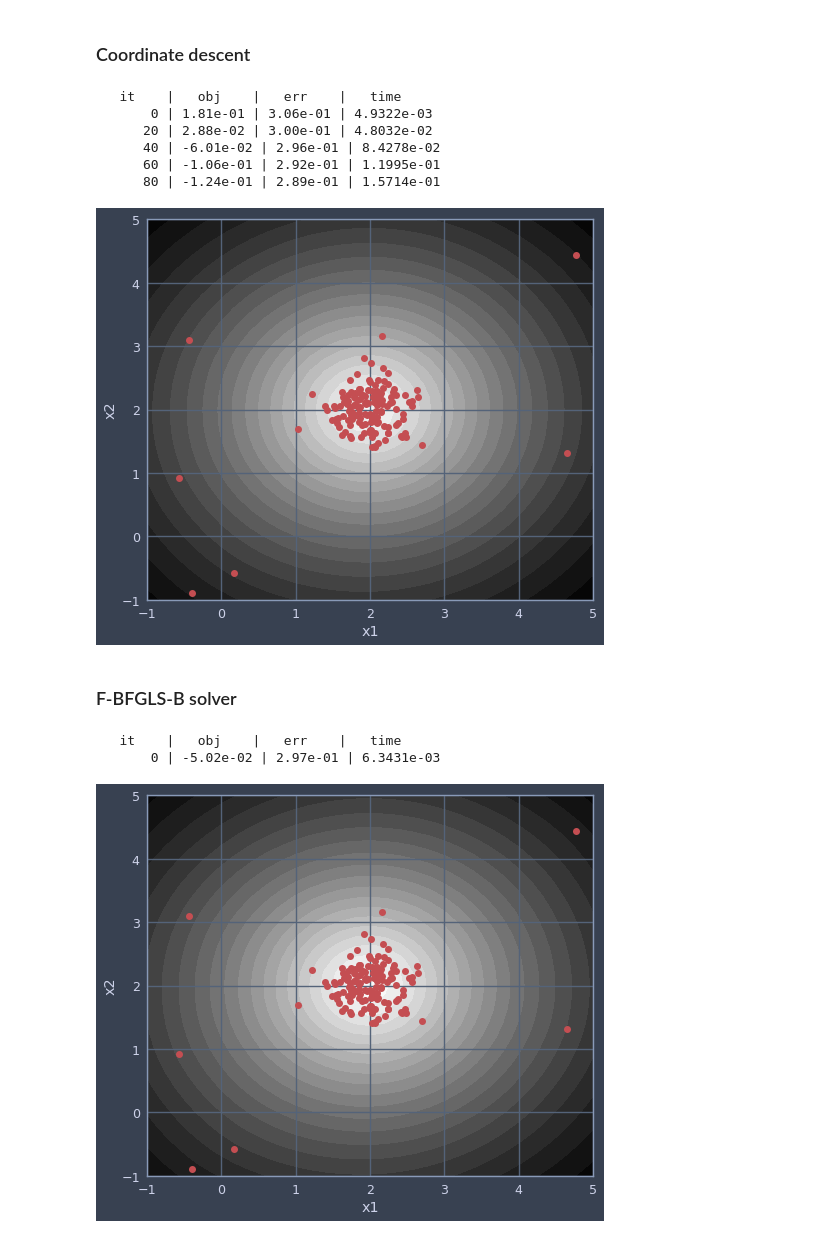
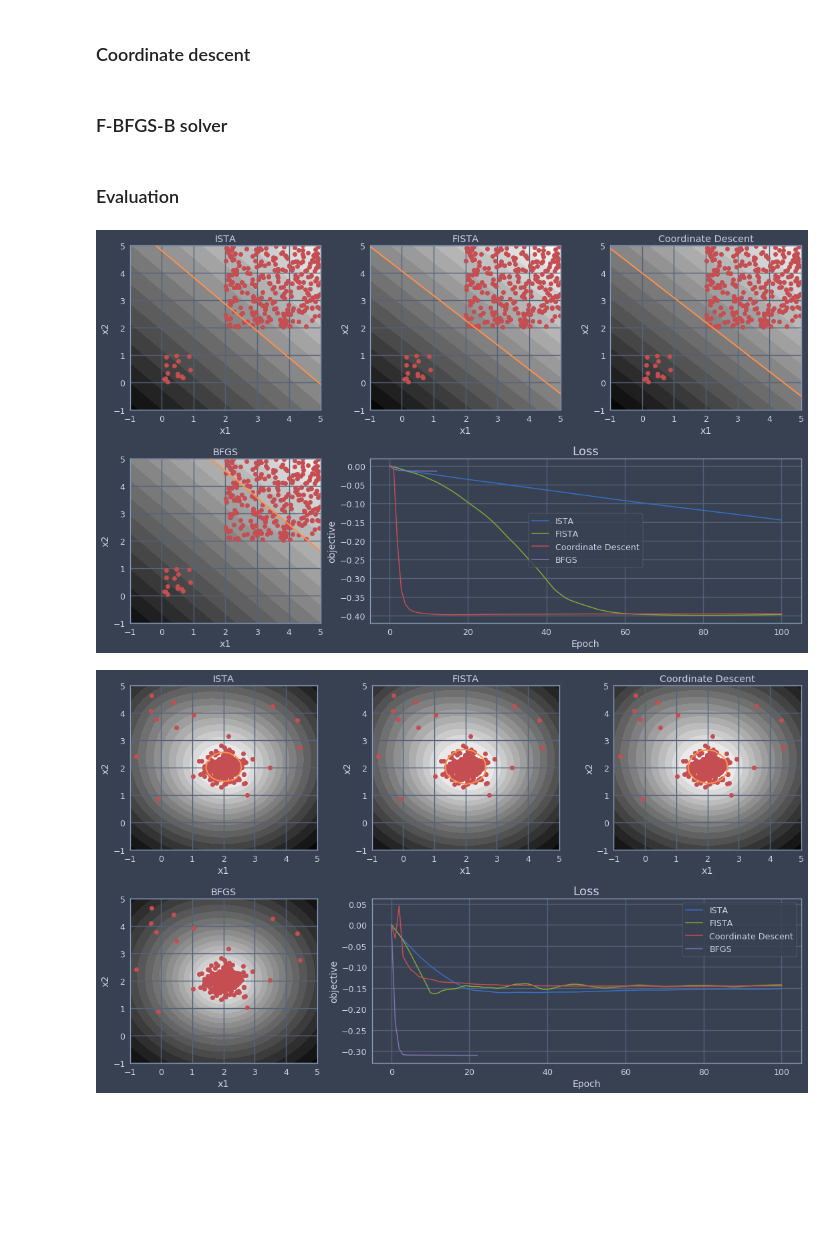
Before and after one commit to aymondebroglie/Project_Opti, a Jupyter notebook: project_de broglie_aymon_and_naulet_antoine.ipynb, the cells around one changed output. Drawn from its saved outputs; the diff is of its cells as text; code cells hidden in the pictures; blank space fills up the shorter version.

```diff
--- a/project_de broglie_aymon_and_naulet_antoine.ipynb
+++ b/project_de broglie_aymon_and_naulet_antoine.ipynb
@@ -989,27 +947,44 @@ def prox_cd(mu_init, model, n_iter = 100,step = 1.,callback = None):
-# %%
-prox_cd_inspector = inspector(model.loss,mu_true,n_iter = n_iter, verbose=True)
-mu = prox_cd(np.zeros(model.n),model,n_iter=n_iter,step=1./model.lipschitz_constant() , callback=prox_cd_inspector)
-plot_ocsvm(X, mu, range(len(mu)),rho=1, kernel=rbf_kernel)
-# %% [output]
-   it    |   obj    |   err    |   time
-       0 | 1.81e-01 | 3.06e-01 | 4.9322e-03
-      20 | 2.88e-02 | 3.00e-01 | 4.8032e-02
-      40 | -6.01e-02 | 2.96e-01 | 8.4278e-02
-      60 | -1.06e-01 | 2.92e-01 | 1.1995e-01
-      80 | -1.24e-01 | 2.89e-01 | 1.5714e-01
-[figure, removed]
 # %% [markdown]
-### F-BFGLS-B solver
+### F-BFGS-B solver
 # %%
-bounds = [(0,model.C/model.n) for _ in range(model.n)]
-bfgls_inspector = inspector(model.loss,mu_true,n_iter = n_iter,verbose=True)
-mu, _, _ = fmin_l_bfgs_b(
-    model.loss, np.zeros(model.n) , model.grad, bounds = bounds,maxiter = n_iter,callback = bfgls_inspector)
-plot_ocsvm(X, mu, range(len(mu)),rho=1, kernel=rbf_kernel)
+from scipy.optimize import fmin_l_bfgs_b
+def f_bfgs_b(mu_init,model,n_iter = 100,callback = None):
+    bounds = [(0,model.C/model.n) for _ in range(model.n)]
+    mu, _, _ = fmin_l_bfgs_b(model.loss, mu_init , model.grad, bounds = bounds , maxiter = n_iter,callback = callback)
+    idx_support = np.where(np.abs(mu) > 1e-5)[0]
+    mu_support = mu[idx_support]
+    return mu_support, idx_support
-# %% [output]
-   it    |   obj    |   err    |   time
-       0 | -5.02e-02 | 2.97e-01 | 6.3431e-03
-[figure, removed]
+# %% [markdown]
+### Evaluation
+# %%
+def evaluate(model,n_iter):
+    inspectors = []
+    names = ['ISTA','FISTA','Coordinate Descent','BFGS']
+    plt.subplots(figsize = (15,9))
+    for i,alg in enumerate([prox_ista,prox_fista,prox_cd,f_bfgs_b]):
+        inspect = inspector(model.loss,n_iter=n_iter,verbose=False)
+        mu_support,idx_support = alg(np.zeros(model.n),model,n_iter=n_iter,callback=inspect)
+        plt.subplot(2,3,i+1)
+        plot_ocsvm(model.X, mu_support, idx_support,rho=1, kernel=model.kernel,title = names[i])
+        inspectors.append(inspect)
+    plt.subplot2grid((2,3),(1,1),colspan=2)
+    for insp in inspectors:
+        plt.plot(insp.obj)
+        plt.title("Loss", fontsize=18)
+        plt.xlabel("Epoch", fontsize=14)
+        plt.ylabel("objective", fontsize=14)
+    plt.legend(names)
+    plt.tight_layout()
+# %%
+X = make_dataset(300)
+model = OCSVM(X,kernel,10)
+evaluate(model,100)
+X = make_blob_dataset(300)
+model = OCSVM(X,rbf_kernel,10)
+evaluate(model,n_iter)
+# %% [output]
+[figure, added]
+[figure, added]
 # %%
 #Comparison
 plt.figure(figsize=(15, 5))
```
Also changed, not shown: parts of 16 cells of this notebook.
